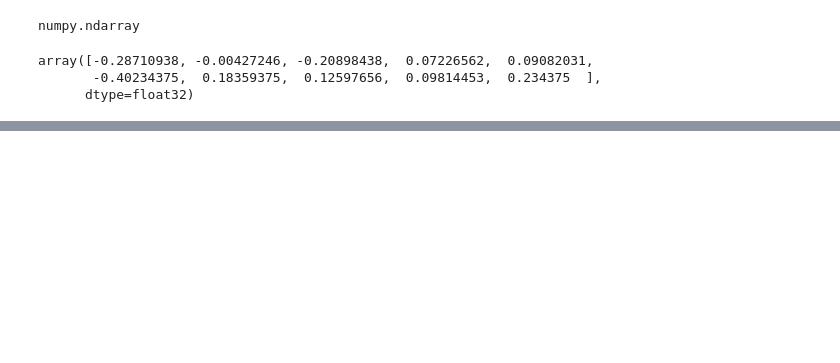
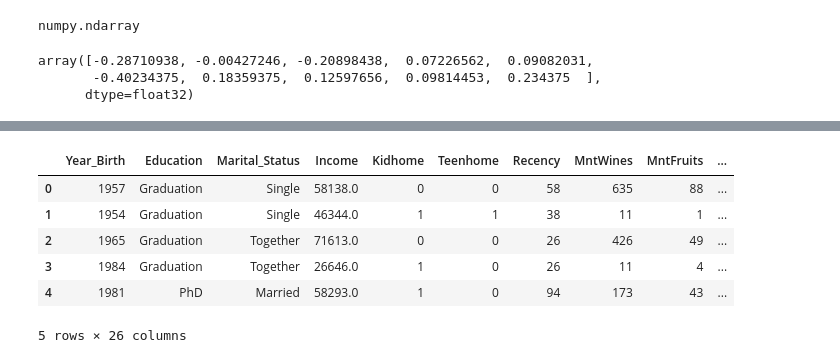
Before and after one commit to jee-hb/mkt_campaign, a Jupyter notebook: clustering_and_interpretation.ipynb, the cells around one changed output, grey strips where cells are left out. Drawn from its saved outputs; the diff is of its cells as text; code cells hidden in the pictures; blank space fills up the shorter version.

```diff
--- a/clustering_and_interpretation.ipynb
+++ b/clustering_and_interpretation.ipynb
@@ -355,6 +216,0 @@ data.groupby('Education').size().reset_index(name='Frequency')
-# %%
-for i in list(data['Education'].unique()):
-    if i in dataset:
-        print(i, 'is in the vocabulary')
-    else:
-        print(i, 'isnt in the vocabulary')
@@ -475,21 +216,0 @@ data[num]=scaler.fit_transform(data[num])
-# %%
-data['Dt_Customer'].min()
-data['Dt_Customer']= pd.to_datetime(arg=data['Dt_Customer'], infer_datetime_format= True)
-#Checking transformation:
-# data.dtypes
-# Creating an empty column to receive the transformed values of 'Dt_Customer':
-data['Dt_Customer_rel']= np.nan
-# For each client, attribute the value of 'Dt_Customer_rel' as the difference in days in relation to the oldest date of registration:
-for i in range(0, data.shape[0]):
-    data['Dt_Customer_rel'][i]= abs(data['Dt_Customer'][i]-(data['Dt_Customer'].min()))
-
-pd.DataFrame(data['Dt_Customer_rel']).head()
-data['Dt_Customer_rel']= (data['Dt_Customer_rel']/np.timedelta64(1, 'D')).astype(int)
-#Checking:
-data['Dt_Customer_rel'].head()
-#Dropping the original date column of the dataset:
-data.drop('Dt_Customer', axis=1, inplace=True)
-
-data['Dt_Customer_rel']= scaler.fit_transform(data['Dt_Customer_rel'].values.reshape(-1,1))
-# #Checking:
-data['Dt_Customer_rel'].head()
@@ -566,12 +216,0 @@ data_pca.head()
-# %%
-#Defining the optimal number of clusters (K) by the elbow method:
-
-inertia=[]
-kmax=10
-
-for i in range(1, kmax+1):
-    clustering= KMeans(n_clusters=i, random_state=2)
-    clustering.fit(data_pca)
-    inertia.append(clustering.inertia_)
-
-ks=[1, 2, 3, 4, 5, 6, 7, 8, 9, 10]
@@ -754,0 +258,10 @@ results_df.to_csv('experiment_results.csv', index=False)
+# %%
+data.head()
+# %% [output]
+|  | Year_Birth | Education | Marital_Status | Income | Kidhome | Teenhome | Recency | MntWines | MntFruits | ... |
+| 0 | 1957 | Graduation | Single | 58138.0 | 0 | 0 | 58 | 635 | 88 | ... |
+| 1 | 1954 | Graduation | Single | 46344.0 | 1 | 1 | 38 | 11 | 1 | ... |
+| 2 | 1965 | Graduation | Together | 71613.0 | 0 | 0 | 26 | 426 | 49 | ... |
+| 3 | 1984 | Graduation | Together | 26646.0 | 1 | 0 | 26 | 11 | 4 | ... |
+| 4 | 1981 | PhD | Married | 58293.0 | 1 | 0 | 94 | 173 | 43 | ... |
+5 rows × 26 columns
```
Also changed, not shown: parts of 63 cells of this notebook.
